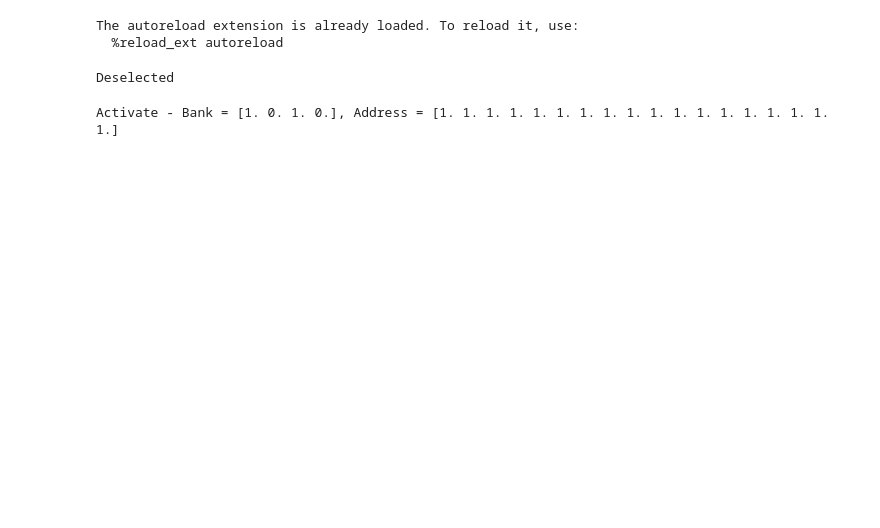
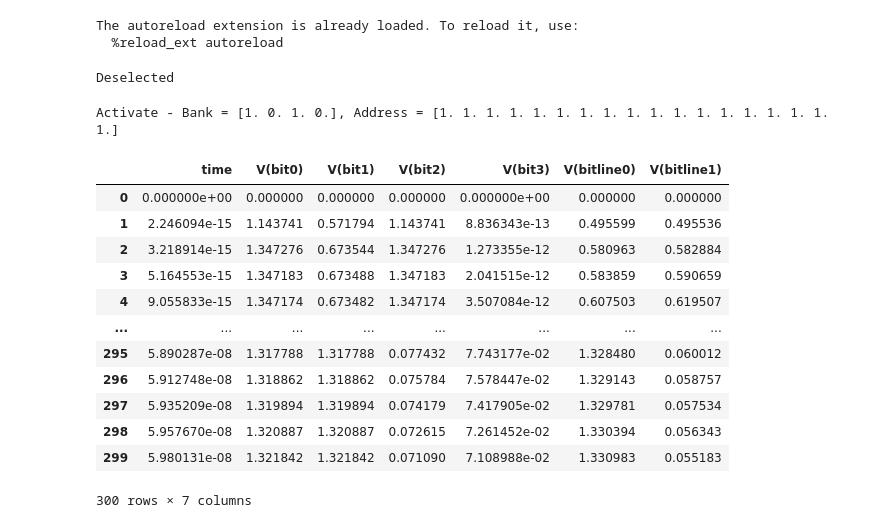
Before and after one commit to lila-smith/pim-dram, a Jupyter notebook: modules/testing_DRAMController.ipynb, the cells around one changed output. Cells and saved outputs as stored; diff of their text form; code cells hidden in the pictures; blank space fills up the shorter version.

```diff
--- a/modules/testing_DRAMController.ipynb
+++ b/modules/testing_DRAMController.ipynb
@@ -24,0 +29,16 @@ Activate - Bank = [1. 0. 1. 0.], Address = [1. 1. 1. 1. 1. 1. 1. 1. 1. 1. 1. 1.
+# %%
+df_AND_false
+# %% [output]
+|  | time | V(bit0) | V(bit1) | V(bit2) | V(bit3) | V(bitline0) | V(bitline1) |
+| 0 | 0.000000e+00 | 0.000000 | 0.000000 | 0.000000 | 0.000000e+00 | 0.000000 | 0.000000 |
+| 1 | 2.246094e-15 | 1.143741 | 0.571794 | 1.143741 | 8.836343e-13 | 0.495599 | 0.495536 |
+| 2 | 3.218914e-15 | 1.347276 | 0.673544 | 1.347276 | 1.273355e-12 | 0.580963 | 0.582884 |
+| 3 | 5.164553e-15 | 1.347183 | 0.673488 | 1.347183 | 2.041515e-12 | 0.583859 | 0.590659 |
+| 4 | 9.055833e-15 | 1.347174 | 0.673482 | 1.347174 | 3.507084e-12 | 0.607503 | 0.619507 |
+| ... | ... | ... | ... | ... | ... | ... | ... |
+| 295 | 5.890287e-08 | 1.317788 | 1.317788 | 0.077432 | 7.743177e-02 | 1.328480 | 0.060012 |
+| 296 | 5.912748e-08 | 1.318862 | 1.318862 | 0.075784 | 7.578447e-02 | 1.329143 | 0.058757 |
+| 297 | 5.935209e-08 | 1.319894 | 1.319894 | 0.074179 | 7.417905e-02 | 1.329781 | 0.057534 |
+| 298 | 5.957670e-08 | 1.320887 | 1.320887 | 0.072615 | 7.261452e-02 | 1.330394 | 0.056343 |
+| 299 | 5.980131e-08 | 1.321842 | 1.321842 | 0.071090 | 7.108988e-02 | 1.330983 | 0.055183 |
+300 rows × 7 columns
```
Also changed, not shown: parts of 5 cells of this notebook, 1 other file.
